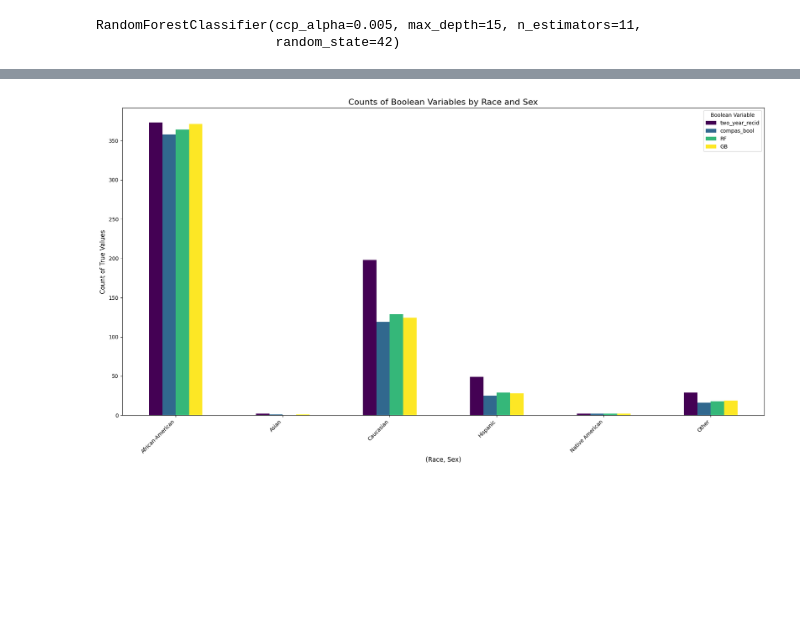
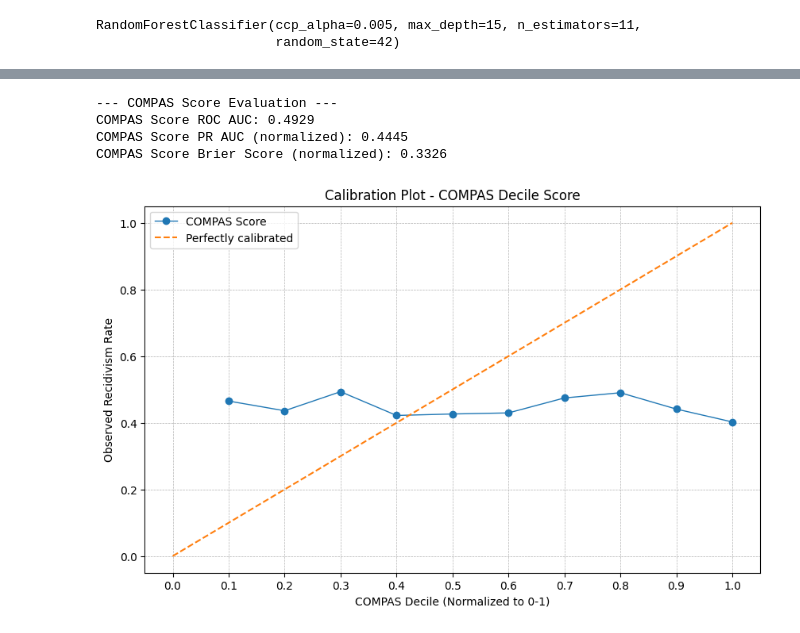
Before and after one commit to bernardoa-uchicago/Data259-Project, a Jupyter notebook: ML model.ipynb, the cells around one changed output, grey strips where cells are left out. Cells and saved outputs as stored; diff of their text form; code cells hidden in the pictures; blank space fills up the shorter version.

```diff
--- a/ML model.ipynb
+++ b/ML model.ipynb
@@ -274,12 +188,36 @@ grouped_counts = X2_test.groupby(['race'])[boolean_cols].sum()
-# %%
-grouped_counts.plot(kind='bar', figsize=(18, 10), colormap='viridis') # You can choose other colormaps
-
-plt.title('Counts of Boolean Variables by Race and Sex', fontsize=16)
-plt.ylabel('Count of True Values', fontsize=12)
-plt.xlabel('(Race, Sex)', fontsize=12)
-plt.xticks(rotation=45, ha='right') # Rotate x-axis labels for better readability
-plt.legend(title='Boolean Variable')
-plt.tight_layout() # Adjust layout to fit everything nicely
-plt.show()
-# %% [output]
-[figure, removed]
+# %%
+y_compas = (compas_two['decile_score']).astype(int)
+X_compas_train, X_compas_test, y_compas_train, y_compas_test = train_test_split(X, y_compas, test_size=0.2, random_state=101, stratify=y_compas)
+# %%
+print("\n--- COMPAS Score Evaluation ---")
+auc_compas = roc_auc_score(y_test, y_compas_test)
+pr_auc_compas = average_precision_score(y_test, y_compas_test / 10.0)
+brier_compas = brier_score_loss(y_test, y_compas_test / 10.0)
+print(f"COMPAS Score ROC AUC: {auc_compas:.4f}")
+print(f"COMPAS Score PR AUC (normalized): {pr_auc_compas:.4f}")
+print(f"COMPAS Score Brier Score (normalized): {brier_compas:.4f}")
+
+compas_calibration_data = []
+for decile in sorted(y_compas_test.unique()):
+    mask = (y_compas_test == decile)
+    if mask.sum() > 0:
+        actual_rate = y_test[mask.values].mean()
+        compas_calibration_data.append({'decile': decile, 'actual_rate': actual_rate, 'count': mask.sum()})
+
+compas_cal_df = pd.DataFrame(compas_calibration_data)
+plt.figure(figsize=(10, 6))
+plt.plot(compas_cal_df['decile'] / 10.0, compas_cal_df['actual_rate'], marker='o', linewidth=1, label='COMPAS Score')
+plt.plot([0, 1], [0, 1], linestyle='--', label='Perfectly calibrated')
+plt.xlabel("COMPAS Decile (Normalized to 0-1)")
+plt.ylabel("Observed Recidivism Rate")
+plt.title("Calibration Plot - COMPAS Decile Score")
+plt.xticks(ticks=[i/10 for i in range(0, 11)])
+plt.grid(True, which='both', linestyle='--', linewidth=0.5)
+plt.legend()
+plt.show()
+# %% [output]
+--- COMPAS Score Evaluation ---
+COMPAS Score ROC AUC: 0.4929
+COMPAS Score PR AUC (normalized): 0.4445
+COMPAS Score Brier Score (normalized): 0.3326
+[figure, added]
```
Also changed, not shown: parts of 15 cells of this notebook.
